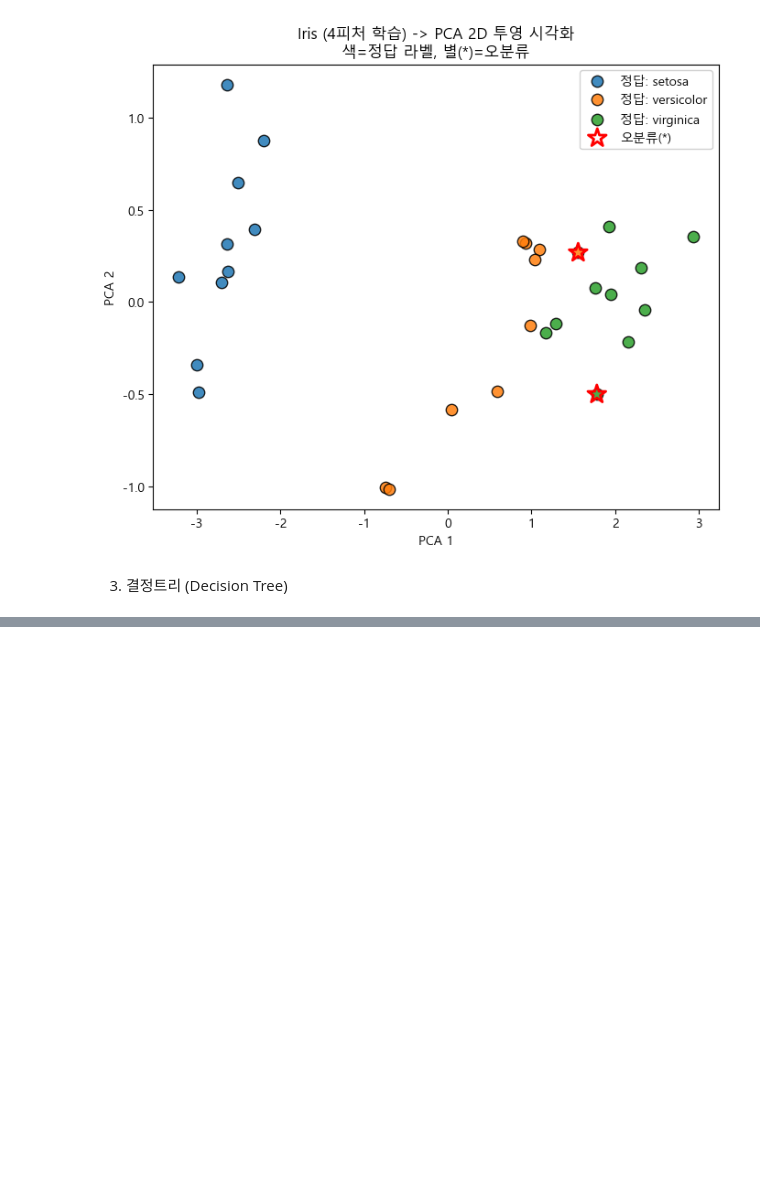
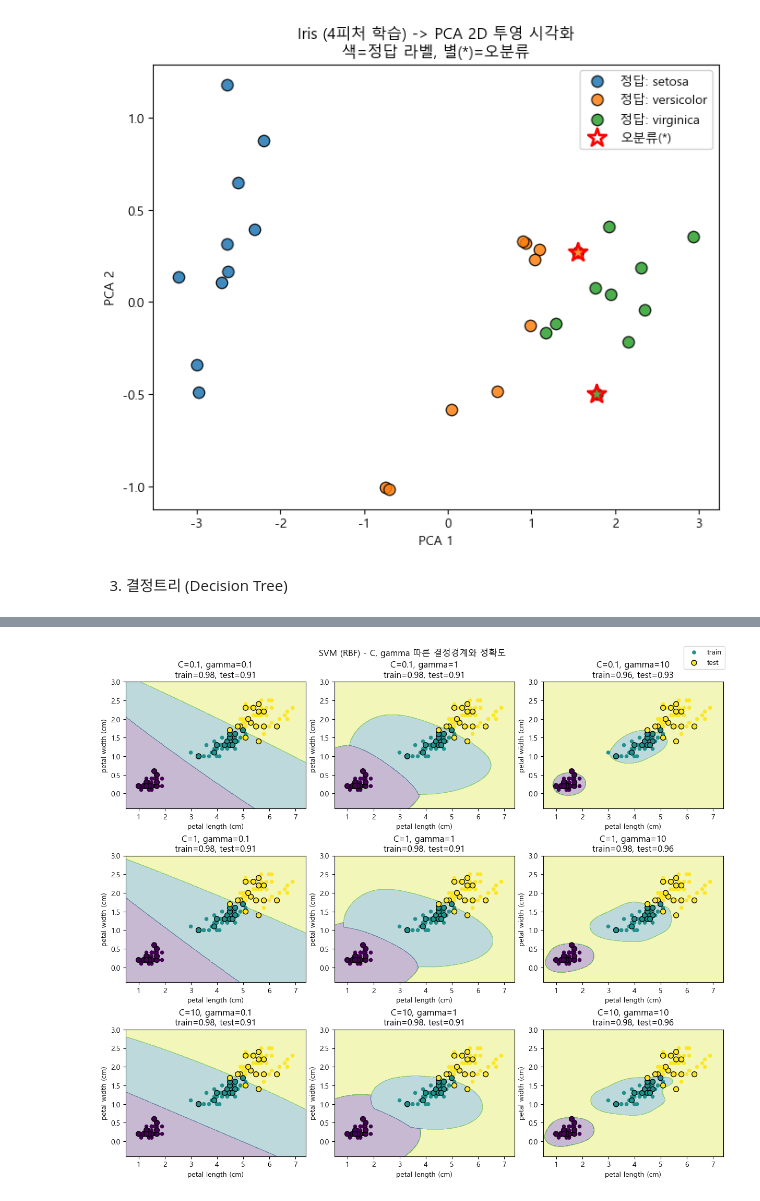
Before and after one commit to atleast10years/ai-ml, a Jupyter notebook: ml_core_algorithms.ipynb, the cells around one changed output, grey strips where cells are left out. Drawn from its saved outputs; the diff is of its cells as text; code cells hidden in the pictures; blank space fills up the shorter version.

```diff
--- a/ml_core_algorithms.ipynb
+++ b/ml_core_algorithms.ipynb
@@ -230,0 +449,64 @@ weighted avg       0.93      0.93      0.93        30
+# %%
+# RBF SVM: C, gamma 변화 따른 결정경계
+import numpy as np
+import matplotlib.pyplot as plt
+from sklearn.datasets import load_iris
+from sklearn.model_selection import train_test_split
+from sklearn.preprocessing import StandardScaler
+from sklearn.pipeline import Pipeline
+from sklearn.svm import SVC
+from sklearn.metrics import accuracy_score
+
+iris = load_iris()
+feat_idx = [2, 3] # petal length/width
+X, y = iris.data[:, feat_idx], iris.target
+feat_names = [iris.feature_names[i] for i in feat_idx]
+
+X_train, X_test, y_train, y_test = train_test_split(
+  X, y, test_size=0.3, random_state=42, stratify=y
+)
+
+x_min, x_max = X[:, 0].min() - 0.5, X[:, 0].max() + 0.5
+y_min, y_max = X[:, 1].min() - 0.5, X[:, 1].max() + 0.5
+xx,yy = np.meshgrid(
+  np.linspace(x_min, x_max, 400),
+  np.linspace(y_min, y_max, 400)
+)
+
+def plot_boundary(ax, C, gamma):
+  clf = Pipeline([
+    ("scaler", StandardScaler()),
+    ("svm", SVC(kernel="rbf", C=C, gamma=gamma))
+  ])
+  clf.fit(X_train, y_train)
+
+  Z = clf.predict(np.c_[xx.ravel(), yy.ravel()]).reshape(xx.shape)
+  ax.contourf(xx, yy, Z, alpha=0.3)
+
+  ax.scatter(X_train[:, 0], X_train[:, 1], c=y_train, edgecolor='none', s=30, label="train")
+  ax.scatter(X_test[:, 0], X_test[:, 1], c=y_test, edgecolor='k', s=50, label="test")
+
+  y_pred_tr = clf.predict(X_train)
+  y_pred_te = clf.predict(X_test)
+  tr = accuracy_score(y_train, y_pred_tr)
+  te = accuracy_score(y_test, y_pred_te)
+
+  ax.set_title(f"C={C}, gamma={gamma}\ntrain={tr:.2f}, test={te:.2f}")
+  ax.set_xlabel(feat_names[0])
+  ax.set_ylabel(feat_names[1])
+
+Cs     = [0.1, 1, 10]
+gammas = [0.1, 1, 10]
+
+fig, axes = plt.subplots(len(Cs), len(gammas), figsize=(12, 10), constrained_layout=True)
+for i, C in enumerate(Cs):
+  for j, g in enumerate(gammas):
+    ax = axes[i, j]
+    plot_boundary(ax, C, g)
+
+handles, labels = axes[0,0].get_legend_handles_labels()
+fig.legend(handles, labels, loc="upper right")
+fig.suptitle("SVM (RBF) - C, gamma 따른 결정경계와 정확도", y=1.02, fontsize=12)
+plt.show()
+# %% [output]
+[figure, added]
```
Also changed, not shown: parts of 8 cells of this notebook, 1 other file.
